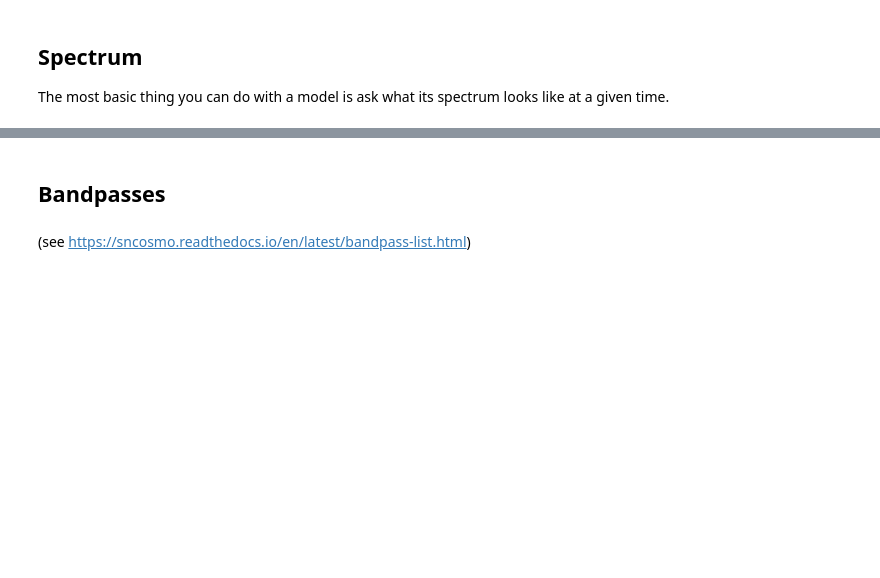
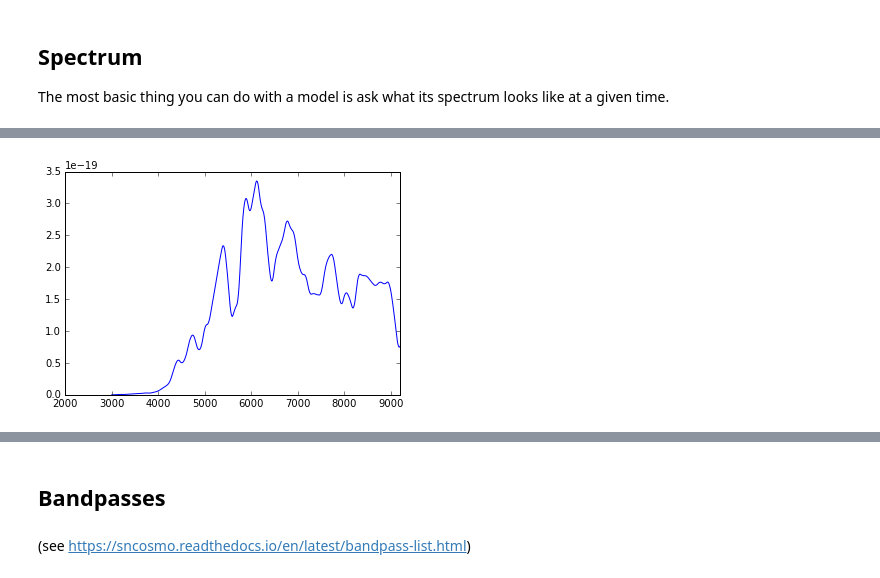
Before and after one commit to kbarbary/sncosmo-tutorials, a Jupyter notebook: 01-introduction.ipynb, the cells around one changed output, grey strips where cells are left out. Cells and saved outputs as stored; diff of their text form; code cells hidden in the pictures; blank space fills up the shorter version.

```diff
--- a/01-introduction.ipynb
+++ b/01-introduction.ipynb
@@ -51,11 +78,13 @@ model.flux(time=[0., 1.], wave=[3000., 4000.])
 # %%
 # plot the spectrum
-wave = np.linspace(2000., 9200., 1000)
+wave = np.linspace(3000., 9200., 1000)
 flux = model.flux(0., wave)
 
 plt.plot(wave, flux)
 plt.ylim(ymin=0.)
 plt.xlim(2000, 9200);
+# %% [output]
+[figure, added]
 # %%
 # light curve at wavelength = 4000 angstroms
 time = np.linspace(-20., 50., 71)
```
Also changed, not shown: parts of 16 cells of this notebook, 4 other files.
